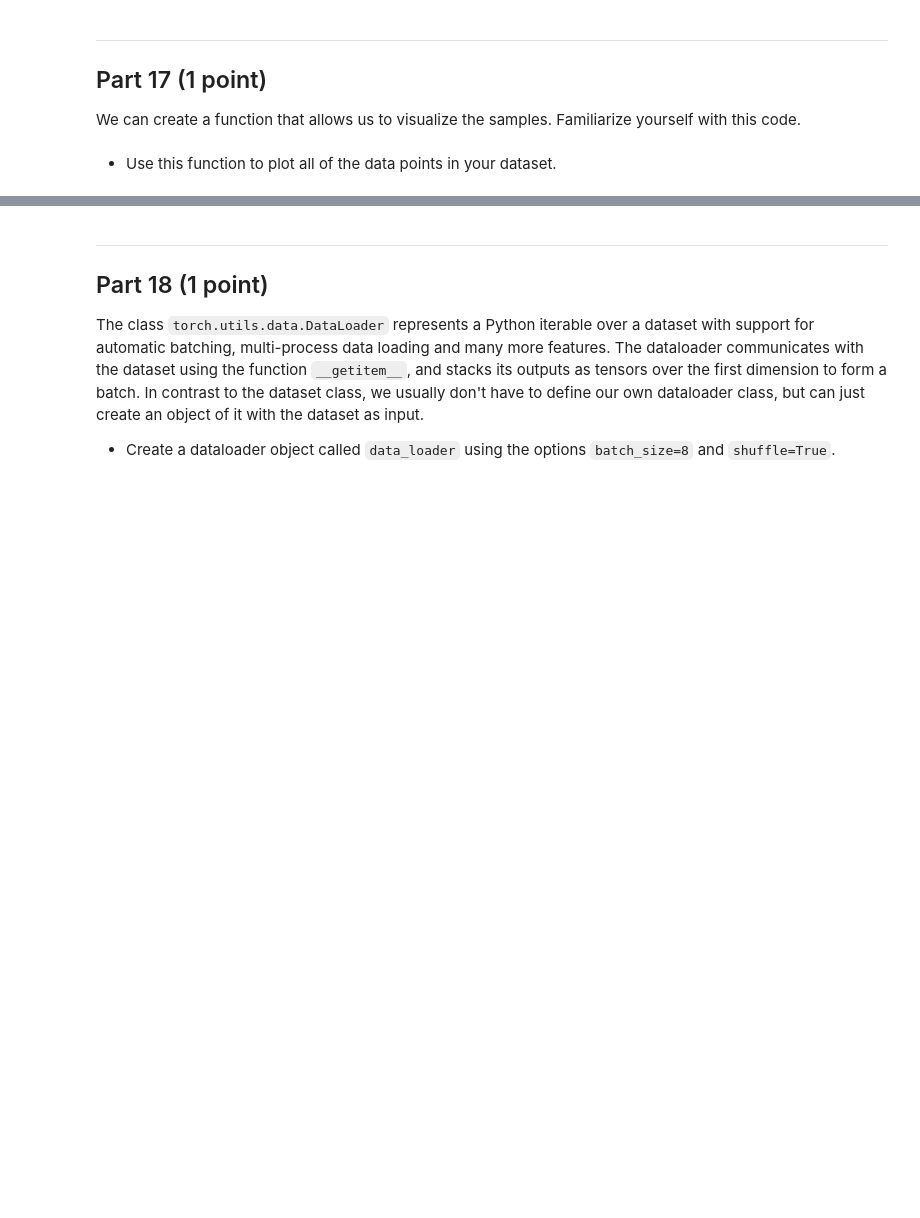
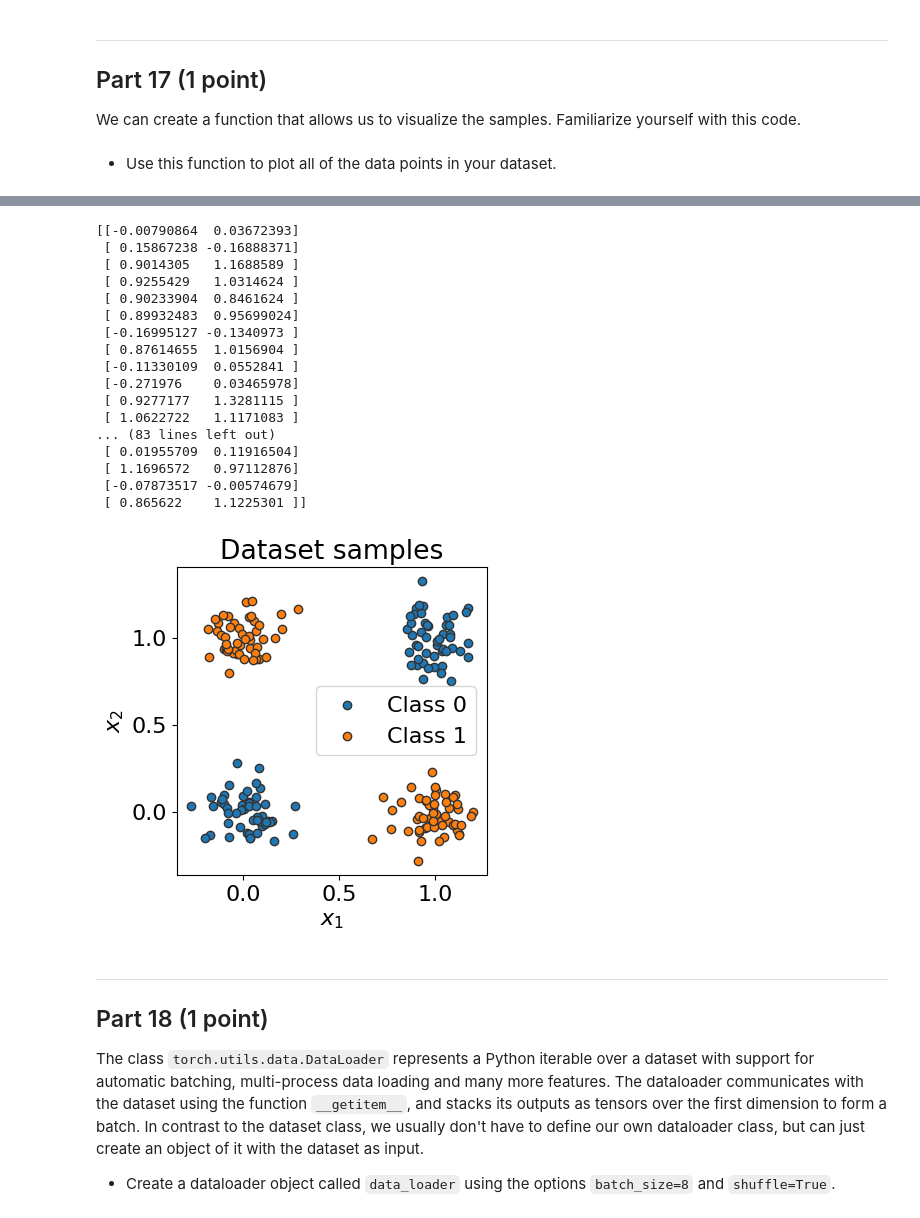
Before and after one commit to Urvi-M/BE559, a Jupyter notebook: Homework5_part1_V2.ipynb, the cells around one changed output, grey strips where cells are left out. Saved outputs shown, nothing was run; the diff lists cells and outputs as text; code cells hidden in the pictures; blank space fills up the shorter version.

```diff
--- a/Homework5_part1_V2.ipynb
+++ b/Homework5_part1_V2.ipynb
@@ -569,0 +588,7 @@ Data point 0: (tensor([1.0164, 0.9684]), tensor(0))
+# %%
+dataset = XORDataset(200)
+print(dataset)
+print('Size of dataset:',dataset.__len__)
+first_data_point, first_label = dataset[0]
+print("Dataset index 0:", first_data_point)
+print("Dataset index 0:", first_label)
@@ -596,3 +624,24 @@ def visualize_samples(data, label):
+# %%
+visualize_samples(dataset.data, dataset.label)
+# %% [output]
+[[-0.00790864  0.03672393]
+ [ 0.15867238 -0.16888371]
+ [ 0.9014305   1.1688589 ]
+ [ 0.9255429   1.0314624 ]
+ [ 0.90233904  0.8461624 ]
+ [ 0.89932483  0.95699024]
+ [-0.16995127 -0.1340973 ]
+ [ 0.87614655  1.0156904 ]
+ [-0.11330109  0.0552841 ]
+ [-0.271976    0.03465978]
+ [ 0.9277177   1.3281115 ]
+ [ 1.0622722   1.1171083 ]
+... (83 lines left out)
+ [ 0.01955709  0.11916504]
+ [ 1.1696572   0.97112876]
+ [-0.07873517 -0.00574679]
+ [ 0.865622    1.1225301 ]]
+[figure, added]
 # %% [markdown]
 ---
 ## Part 18 (1 point)
```
Also changed, not shown: parts of 37 cells of this notebook.
